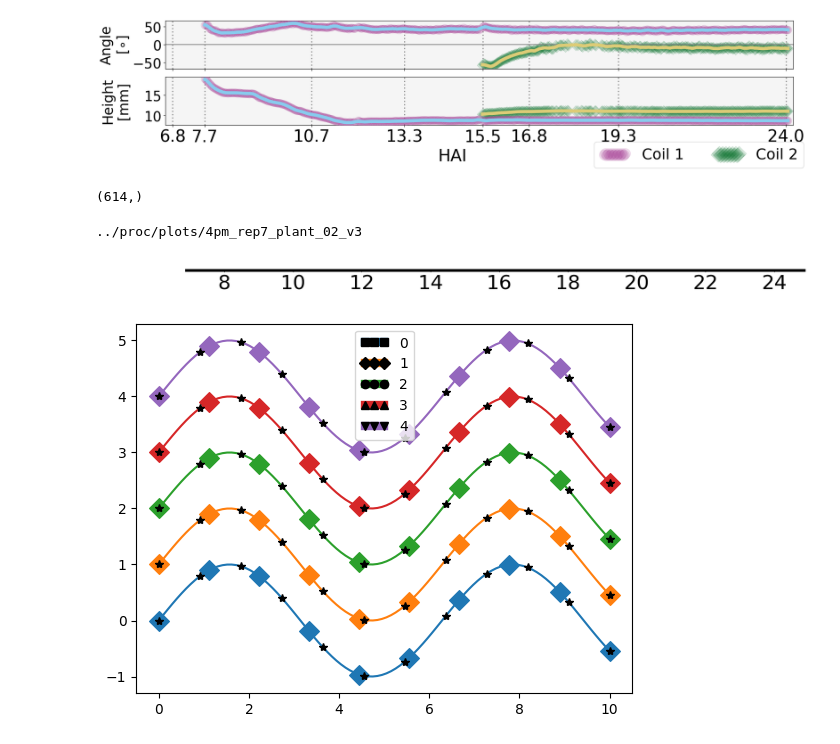
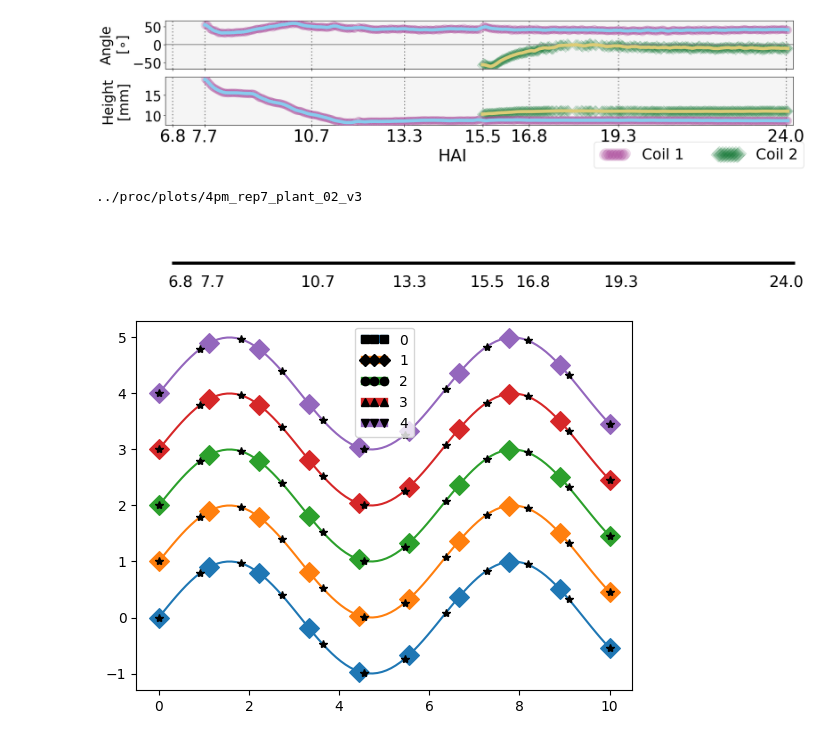
Before and after one commit to ejamezquita/cuscuta, a Jupyter notebook: jupyter/02_angle_tiff-Copy1.ipynb, the cells around one changed output. Saved outputs shown, nothing was run; the diff lists cells and outputs as text; code cells hidden in the pictures.

```diff
--- a/jupyter/02_angle_tiff-Copy1.ipynb
+++ b/jupyter/02_angle_tiff-Copy1.ipynb
@@ -577,40 +573,35 @@ plt.savefig(filename + '.svg', format='svg', bbox_inches='tight')
 #88ccee
 ../proc/plots/4pm_rep7_plant_02_v4
 [figure]
-# %%
-j = 1
-mask = pos[j] > 0
-
-mask.shape
-# %% [output]
-(614,)
 # %%
 colors = [None, '#117733', '#aa4499', '#332288', '#44aa99', '#88ccee', '#ddcc77']
 
 s, lw = 205, 6
 fig, ax = plt.subplots(1,1,figsize=(18,1), sharex=True, sharey=False)
 ax = np.atleast_1d(ax).ravel()
 
 for j in range(1,3):
     mask = pos[j] > 0
     ax[0].scatter(pos[0, mask], ang[j, mask], c=colors[j], marker=markers[j],  zorder=j+1, alpha=0, s=s)
     ax[0].plot(pos[0, mss[j]], mang[j, mss[j]], c=colors[-j], zorder=23, lw=lw, alpha=0)
 
 for i in range(len(ax)):
-    ax[i].tick_params('x', labelsize=fs)
-    ax[i].tick_params('y', color='w', labelcolor='w', labelsize=fs-3)
+    ax[i].set_xlim((idxs[0]-.2, idxs[-1]+.2))
+    ax[i].set_xticks(idxs, idxs, fontsize=fs)
+    ax[i].tick_params('y', labelsize=fs, color='w', labelcolor='w')
+    ax[i].tick_params('x', length=15, width=0)
 
 ax[0].spines[['right', 'top', 'left']].set_visible(False)
 ax[0].spines[['bottom']].set_linewidth(5)
 ax[0].set_ylabel('Angle wrt\nbase [$\circ$]', fontsize=fs, color='w')
-fig.tight_layout()
+#fig.tight_layout()
 
 filename = dst + time + '_rep{}_plant_{:02d}_v3'.format(rep,pidx)
 print(filename)
 plt.savefig(filename + '.pdf', format='pdf', bbox_inches='tight')
 # %% [output]
 ../proc/plots/4pm_rep7_plant_02_v3
-[figure, old version]
+[figure, new version]
 # %%
 x_scatter = np.linspace(0,10,10)
 x_line = np.linspace(0,10,100)
```
Also changed, not shown: parts of 2 cells of this notebook, 16 other files.
